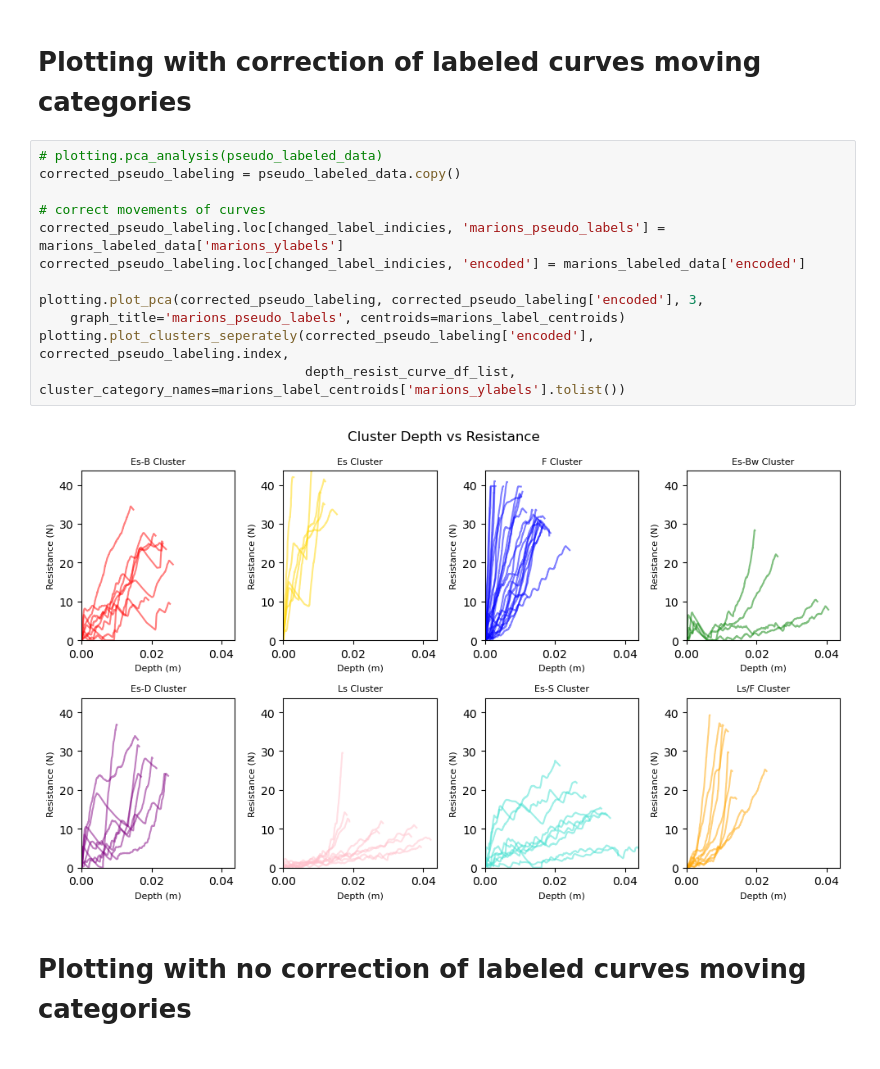
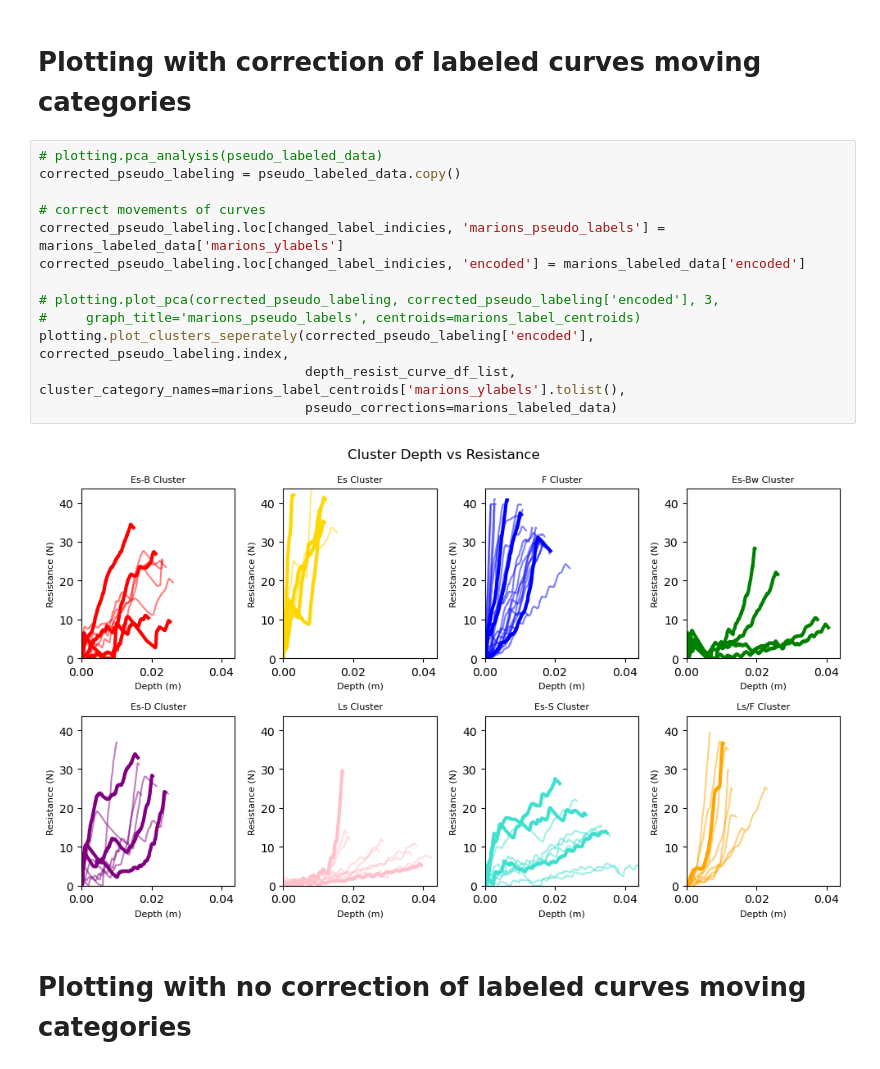
Before and after one commit to liamtbo/LASSIE, a Jupyter notebook: labeled_clustering.ipynb, the cells around one changed output. Saved outputs shown, nothing was run; the diff lists cells and outputs as text.

```diff
--- a/labeled_clustering.ipynb
+++ b/labeled_clustering.ipynb
@@ -105,17 +105,18 @@ indicies where pseudo label differs from actual: [0, 8, 26, 37, 43, 48, 55, 62,
 # %%
 # plotting.pca_analysis(pseudo_labeled_data)
 corrected_pseudo_labeling = pseudo_labeled_data.copy()
 
 # correct movements of curves
 corrected_pseudo_labeling.loc[changed_label_indicies, 'marions_pseudo_labels'] = marions_labeled_data['marions_ylabels']
 corrected_pseudo_labeling.loc[changed_label_indicies, 'encoded'] = marions_labeled_data['encoded']
 
-plotting.plot_pca(corrected_pseudo_labeling, corrected_pseudo_labeling['encoded'], 3,
-    graph_title='marions_pseudo_labels', centroids=marions_label_centroids)
+# plotting.plot_pca(corrected_pseudo_labeling, corrected_pseudo_labeling['encoded'], 3,
+#     graph_title='marions_pseudo_labels', centroids=marions_label_centroids)
 plotting.plot_clusters_seperately(corrected_pseudo_labeling['encoded'], corrected_pseudo_labeling.index,
-                                  depth_resist_curve_df_list, cluster_category_names=marions_label_centroids['marions_ylabels'].tolist())
+                                  depth_resist_curve_df_list, cluster_category_names=marions_label_centroids['marions_ylabels'].tolist(),
+                                  pseudo_corrections=marions_labeled_data)
 # %% [output]
-[figure, old version]
+[figure, new version]
 # %% [markdown]
 # Plotting with no correction of labeled curves moving categories
 # %%
```
Also changed, not shown: parts of 4 cells of this notebook, 2 other files.
